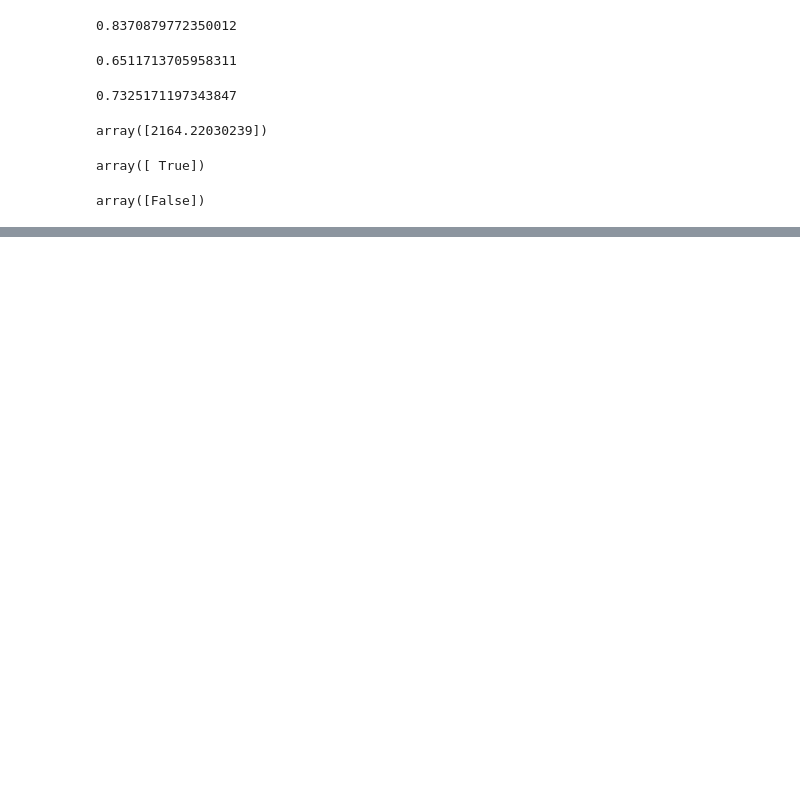
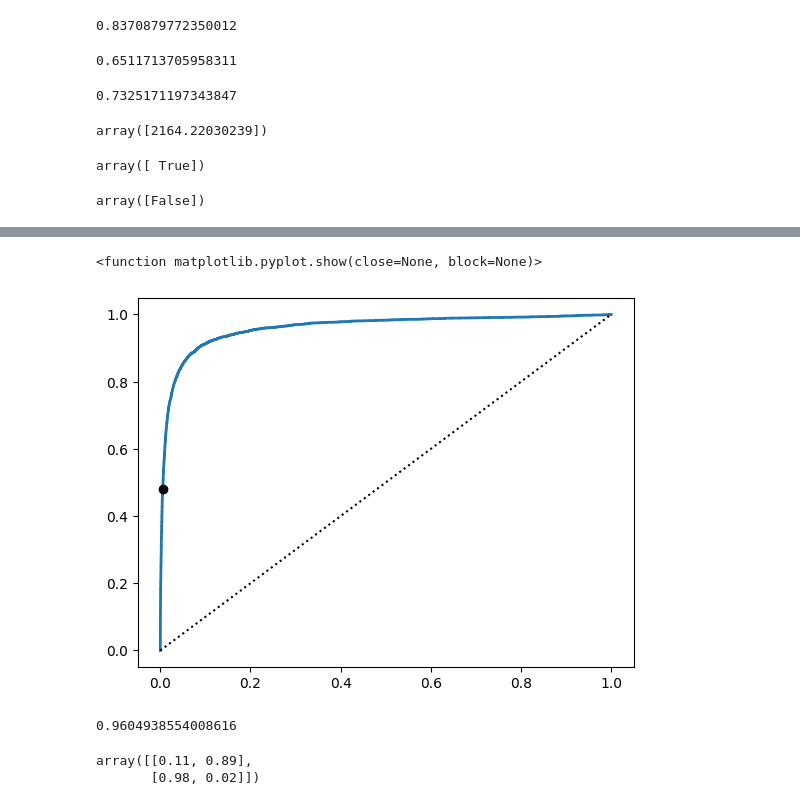
Before and after one commit to Nattawut30/My-Personal-Training, a Jupyter notebook: ScikitLearn-Keras-TensorFlow/ML_train/03_Classification.ipynb, the cells around one changed output, grey strips where cells are left out. Drawn from its saved outputs; the diff is of its cells as text; code cells hidden in the pictures; blank space fills up the shorter version.

```diff
--- a/ScikitLearn-Keras-TensorFlow/ML_train/03_Classification.ipynb
+++ b/ScikitLearn-Keras-TensorFlow/ML_train/03_Classification.ipynb
@@ -274,0 +324,40 @@ precisions, recalls, thresholds = precision_recall_curve(y_train_5, y_scores)
+# %%
+""" The ROC Curve """
+
+# ROC = The receiver operating characteristic (ROC)
+# It very similar to the precision/recall curve.
+# The ROC curve plots the true positive rate against the false positive rate (FPR)
+# The FPR = ratio of negative instances that are incorrectly classified as positive.
+# It is equal to 1 the trur negative rate (TNR) which is the raio of negative instances that are correctly classified as negative
+
+# To plot the ROC curve, use the roc_curve() functions
+
+from sklearn.metrics import roc_curve
+
+fpr, tpr, thresholds = roc_curve(y_train_5, y_scores)
+
+# plot the FPR against the TPR using Matplotlib
+
+idx_for_threshold_at_90 = (thresholds <= threshold_for_90_precision).argmax()
+tpr_90, fpr_90 = tpr[idx_for_threshold_at_90], fpr[idx_for_threshold_at_90]
+
+plt.plot(fpr, tpr, linewidth=2, label="ROC curve")
+plt.plot([0, 1], [0, 1], 'k:', label="Random classifier's ROC curve")
+plt.plot([fpr_90], [tpr_90], "ko", label="Threshold for 90% precision")
+[...] # add labels, grid, legend, arrow, and text
+plt.show
+# %% [output]
+<function matplotlib.pyplot.show(close=None, block=None)>
+[figure, added]
+# %%
+# The higher the recall (TPR) the more false positives (FPR) the classifier produces.
+# The dotted line represents the ROC curve of a purely random classifier.
+# A good classifier stays as far away from that line as possible.
+
+# AUC = Area under the curve
+# A perfect classifier will have a ROC AUC equal to 1
+
+from sklearn.metrics import roc_auc_score
+roc_auc_score(y_train_5, y_scores)
+# %% [output]
+0.9604938554008616
@@ -274,0 +384,7 @@ precisions, recalls, thresholds = precision_recall_curve(y_train_5, y_scores)
+# %%
+# Let's look at th estimated class probabilities for the first 2 images
+
+y_probas_forest[:2]
+# %% [output]
+array([[0.11, 0.89],
+       [0.98, 0.02]])
```
Also changed, not shown: parts of 8 cells of this notebook.
